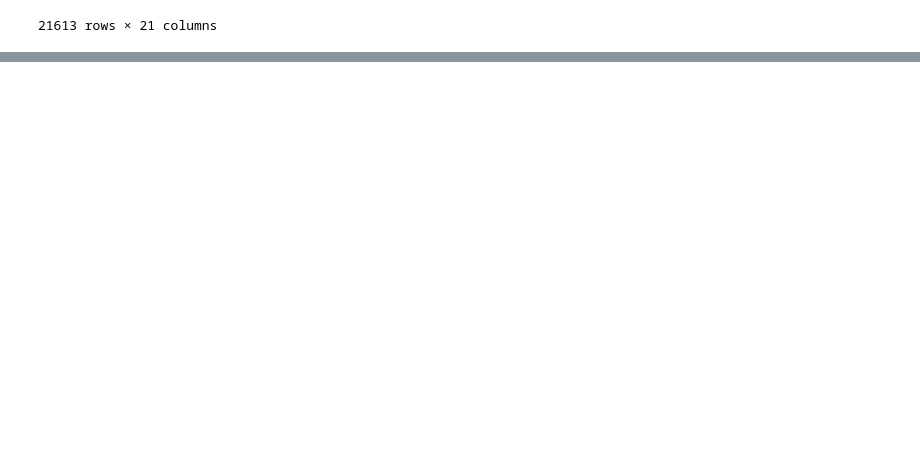
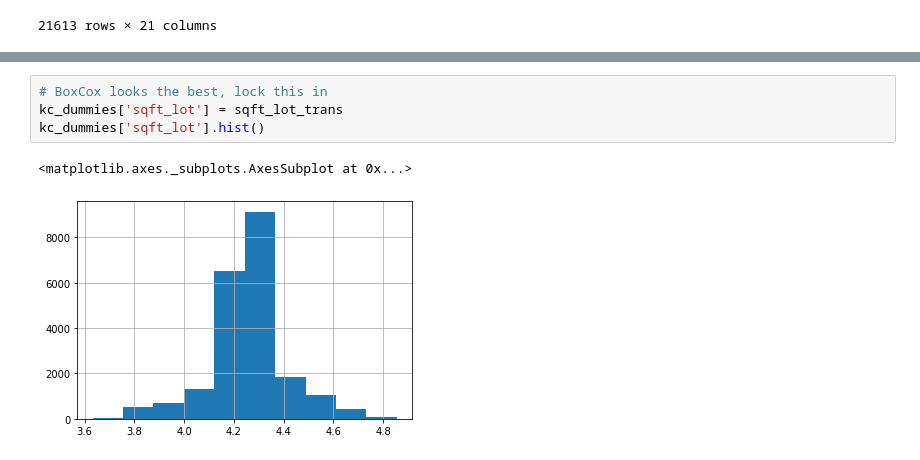
Before and after one commit to zdanielshi/data_science_LFZ, a Jupyter notebook: DS_0615_KC_house_prices.ipynb, the cells around one changed output, grey strips where cells are left out. Drawn from its saved outputs; the diff is of its cells as text; blank space fills up the shorter version.

```diff
--- a/DS_0615_KC_house_prices.ipynb
+++ b/DS_0615_KC_house_prices.ipynb
@@ -673,0 +760,7 @@ loo.fit_transform(kc_encode_loo, kc_encode_loo.price)
+# %%
+# BoxCox looks the best, lock this in
+kc_dummies['sqft_lot'] = sqft_lot_trans
+kc_dummies['sqft_lot'].hist()
+# %% [output]
+<matplotlib.axes._subplots.AxesSubplot at 0x...>
+[figure, added]
```
Also changed, not shown: parts of 49 cells of this notebook.
